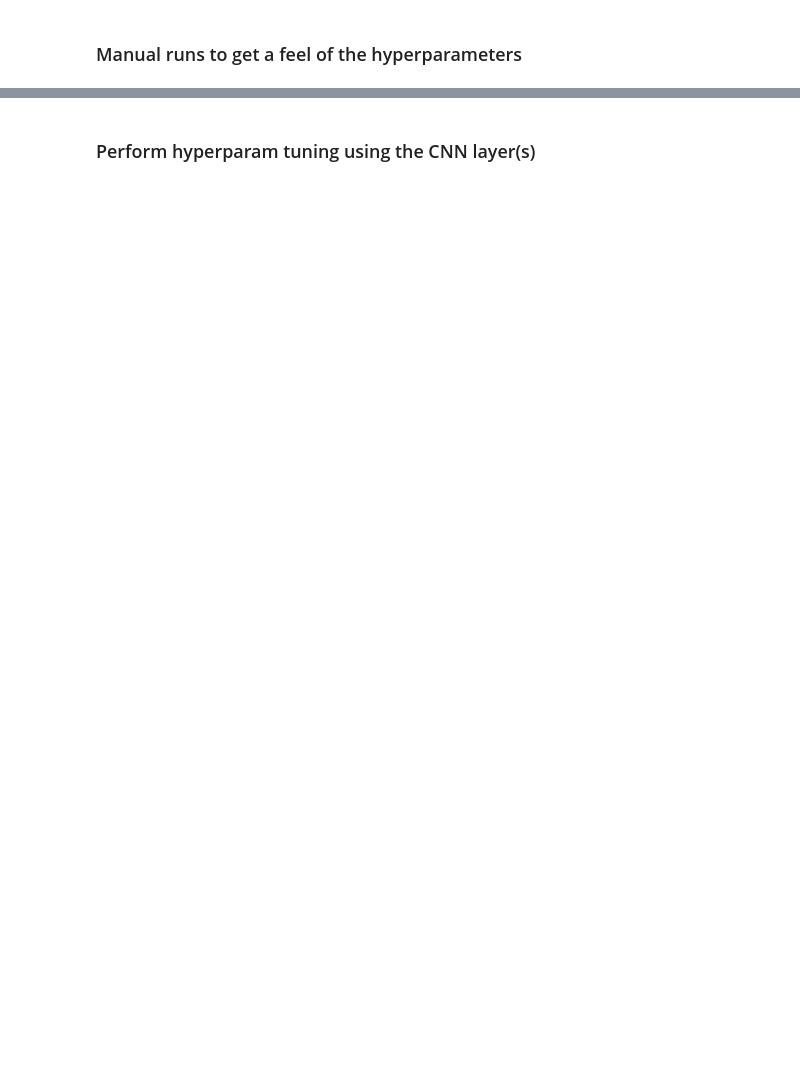
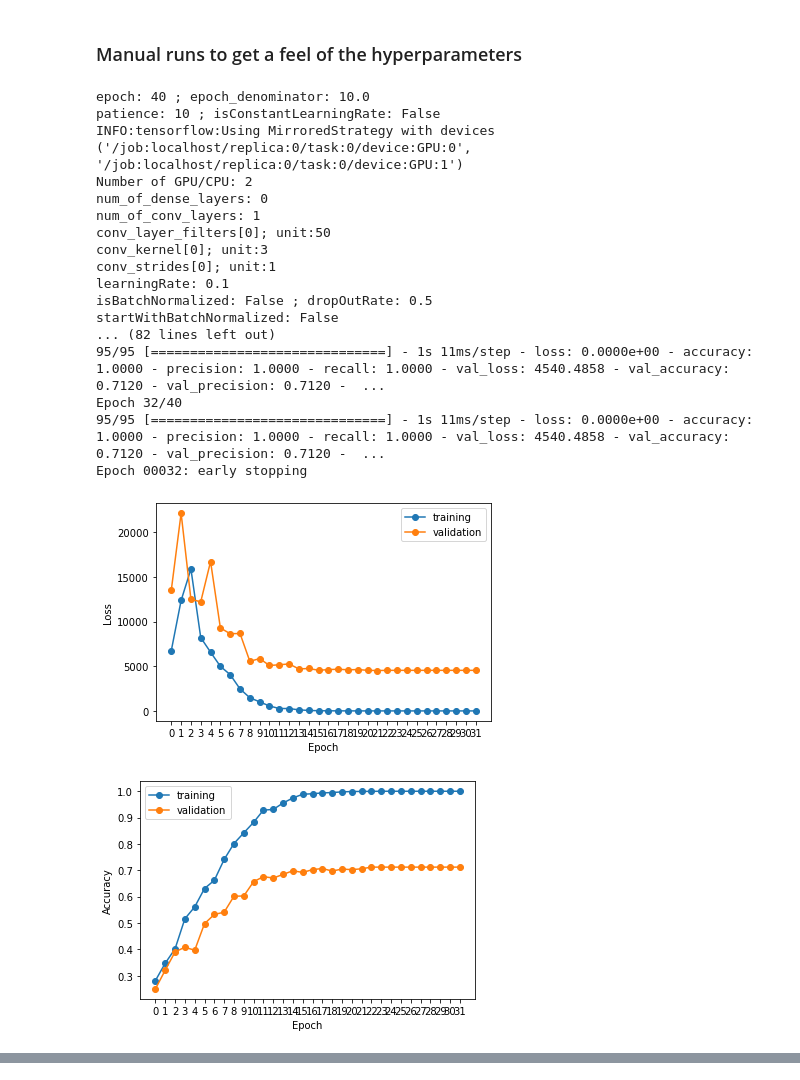
Before and after one commit to ronaldlee/eeg-feature-generation, a Jupyter notebook: final/CNN_model_on_GAMEEMO_raw_dataset_7sec.ipynb, the cells around one changed output, grey strips where cells are left out. Cells and saved outputs as stored; diff of their text form; code cells hidden in the pictures; blank space fills up the shorter version.

```diff
--- a/final/CNN_model_on_GAMEEMO_raw_dataset_7sec.ipynb
+++ b/final/CNN_model_on_GAMEEMO_raw_dataset_7sec.ipynb
@@ -41,7 +41,7 @@ def plot_accuracy_history(history):
   plt.legend()
   plt.show()
 # %%
-def build_model(number_of_features, dense_layers_unit_array=[], learningRate=0.001,
+def build_model(sample_size, num_of_features, dense_layers_unit_array=[], learningRate=0.001,
                 activation="relu", isBatchNormalized=False, dropOutRate=0,
                 startWithBatchNormalized=False,optimizer="Adam",
                 conv_layers_filters_array=[],conv_kernel_size_array=[],conv_strides_array=[]
@@ -113,7 +113,7 @@ def build_model(number_of_features, dense_layers_unit_array=[], learningRate=0.0
         model.add(Dense(4))
         model.add(Activation('softmax'))
 
-        model.build(input_shape=(None, number_of_features, 1))
+        model.build(input_shape=(None, sample_size, num_of_features))
 
         if optimizer=="Adam":
             opt = keras.optimizers.Adam(learning_rate=learningRate)
@@ -129,7 +129,8 @@ def build_model(number_of_features, dense_layers_unit_array=[], learningRate=0.0
 
     return model
 # %%
-def train_and_test_model(train_dataset, validate_dataset, x_train,
+def train_and_test_model(sample_size, num_of_features,
+                         train_dataset, validate_dataset, x_train,
                          save_to, epoch = 2,
                          dense_layers_unit_array=[],
                          patience=10, epoch_denominator=10.,
@@ -142,7 +143,7 @@ def train_and_test_model(train_dataset, validate_dataset, x_train,
     print("epoch:",epoch, "; epoch_denominator:",epoch_denominator)
     print("patience:",patience,"; isConstantLearningRate:", isConstantLearningRate)
 
-    model = build_model(x_train.shape[1],
+    model = build_model(sample_size, num_of_features,
                         dense_layers_unit_array=dense_layers_unit_array, learningRate=learningRate,
                         activation=activation, isBatchNormalized=isBatchNormalized, dropOutRate=dropOutRate,
                         startWithBatchNormalized=startWithBatchNormalized,optimizer=optimizer,
@@ -194,18 +195,27 @@ os.environ['TF_CPP_MIN_LOG_LEVEL'] = '3'
 #LA_PV = low arousal, positive valance
 label_map = {1:"HA_PV", 2:"HA_NV", 3:"LA_NV", 4:"LA_PV"}
 
+path="dataset_gameemo/original_data_with_timestamps"
+dirs = os.listdir(path)
+
 X_7_sec = []
 y = []
+
+num_of_features = 14
+num_of_records_per_experiment=37632
+num_of_samples = 42
+sample_size=int(num_of_records_per_experiment/num_of_samples)
+
 for file in dirs:
-    df = pd.read_csv('original_data_with_timestamps/' + file)
+    df = pd.read_csv('dataset_gameemo/original_data_with_timestamps/' + file)
     df.drop(columns='timestamps', inplace=True)
-    list_of_arrays = np.array_split(df[:37632],42)
+    list_of_arrays = np.array_split(df[:num_of_records_per_experiment],num_of_samples)
     for array in list_of_arrays:
         X_7_sec.append(array)
         category = str(file)[4]
         y.append(label_map[int(category)])
 X_7_sec = np.array(X_7_sec)
-y = np.array([int(cat)-1 for cat in y])
+# y = np.array([int(cat)-1 for cat in y])
 
 X_train, X_validate, y_train, y_validate = train_test_split(X_7_sec, y, train_size=0.6, random_state=0)
 X_validate, X_test, y_validate, y_test = train_test_split(X_validate, y_validate, train_size=0.5, random_state=0)
@@ -240,11 +261,32 @@ test_dataset = test_dataset.batch(batch_size)
 # %% [markdown]
 <h3>Manual runs to get a feel of the hyperparameters</h3>
 # %%
-train_and_test_model(train_dataset, validate_dataset, X_train, save_to= './', epoch = 40,
+train_and_test_model(sample_size, num_of_features,
+                     train_dataset, validate_dataset, X_train, save_to= './', epoch = 40,
                      dense_layers_unit_array=[], learningRate=0.1,
-                     startWithBatchNormalized=True, optimizer="SGD",dropOutRate=0.5,
+                     startWithBatchNormalized=False, optimizer="Adam",dropOutRate=0.5,
                      activation="relu",
                      conv_layers_filters_array=[50],
                      conv_kernel_size_array=[3],
                      conv_strides_array=[1]
                     )
+# %% [output]
+epoch: 40 ; epoch_denominator: 10.0
+patience: 10 ; isConstantLearningRate: False
+INFO:tensorflow:Using MirroredStrategy with devices ('/job:localhost/replica:0/task:0/device:GPU:0', '/job:localhost/replica:0/task:0/device:GPU:1')
+Number of GPU/CPU: 2
+num_of_dense_layers: 0
+num_of_conv_layers: 1
+conv_layer_filters[0]; unit:50
+conv_kernel[0]; unit:3
+conv_strides[0]; unit:1
+learningRate: 0.1
+isBatchNormalized: False ; dropOutRate: 0.5
+startWithBatchNormalized: False
+... (82 lines left out)
+95/95 [==============================] - 1s 11ms/step - loss: 0.0000e+00 - accuracy: 1.0000 - precision: 1.0000 - recall: 1.0000 - val_loss: 4540.4858 - val_accuracy: 0.7120 - val_precision: 0.7120 -  ...
+Epoch 32/40
+95/95 [==============================] - 1s 11ms/step - loss: 0.0000e+00 - accuracy: 1.0000 - precision: 1.0000 - recall: 1.0000 - val_loss: 4540.4858 - val_accuracy: 0.7120 - val_precision: 0.7120 -  ...
+Epoch 00032: early stopping
+[figure, added]
+[figure, added]
@@ -288,2 +312,0 @@ train_and_test_model(train_dataset, validate_dataset, X_train, save_to= './', ep
-# %% [markdown]
-<h3>Perform hyperparam tuning using the CNN layer(s)</h3>
```
Also changed, not shown: parts of 20 cells of this notebook, 1 other file.
